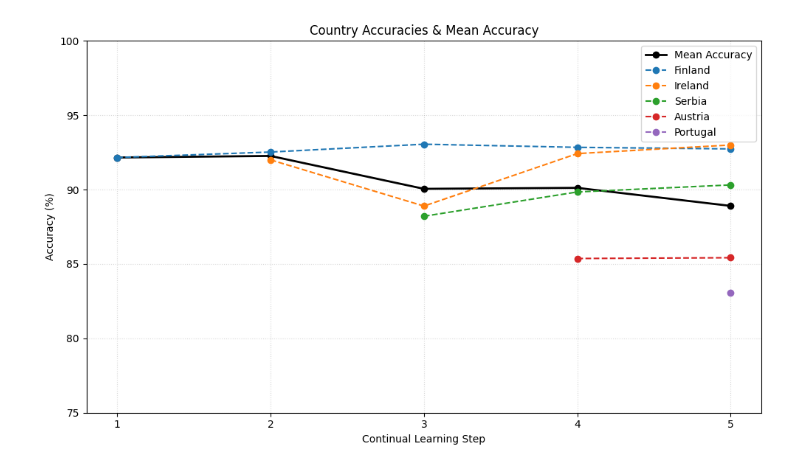
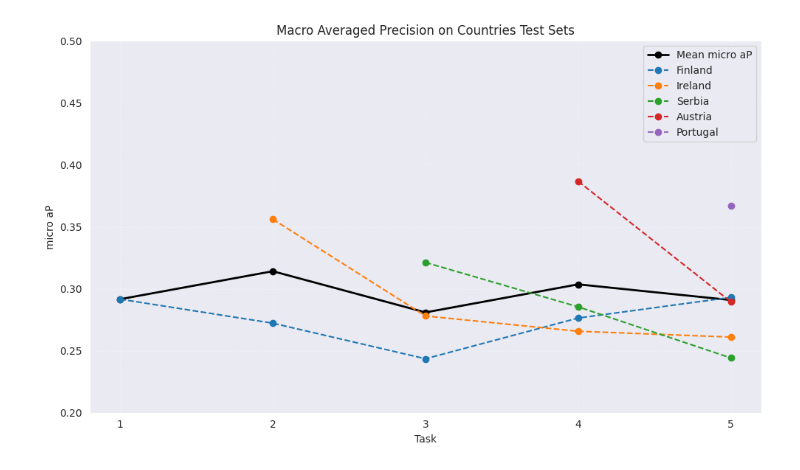
Before and after one commit to arnemaass/cl-lora, a Jupyter notebook: plots.ipynb, the cells around one changed output. Cells and saved outputs as stored; diff of their text form; code cells hidden in the pictures.

Commit message:
plots, loading and saving weights

```diff
--- a/plots.ipynb
+++ b/plots.ipynb
@@ -4,0 +1,7 @@ res_replay_on_weights = [{'step': 1, 'countries': ('Finland',), 'train_time_s':
+# %%
+# paths
+path_no_replay_old= "/home/anton/src/cl-lora/baseline/log/pytorch_job_20250527_012007.log"
+path_replay_old = "/home/anton/src/cl-lora/baseline/log/pytorch_job_20250527_140004.log"
+path_no_replay_lora_check ="/home/anton/src/cl-lora/baseline/log/pytorch_job_20250527_192454.log"
+path_no_replay_med_ss="/home/anton/src/cl-lora/baseline/log/pytorch_job_20250528_140456.log"
+path_no_replay_big_ss="/home/anton/src/cl-lora/baseline/log/pytorch_job_20250530_111010.log"
@@ -56,3 +255,5 @@ def plot_accuracies_from_first(results, figsize=(10, 6)):
 # %%
-# assuming `results` is your list of dicts from the logs
-plot_accuracies_from_first(res_no_replay)
+# metrics
+a = 'accuracy'
+ma = 'macro_ap'
+mi = 'micro_ap'
@@ -61,4 +260,4 @@ plot_accuracies_from_first(res_no_replay)
 # %%
-plot_accuracies_from_first(res_replay_on_weights)
+plot_accuracies_from_first(load_results_from_file(path_no_replay_big_ss),ma,title="Macro Averaged Precision on Countries Test Sets",save_path="/home/anton/src/cl-lora/img/macro_ap_big_ss.png")
 # %% [output]
-[figure, old version]
+[figure, new version]
```
Also changed, not shown: parts of 19 cells of this notebook, 3 other files.
